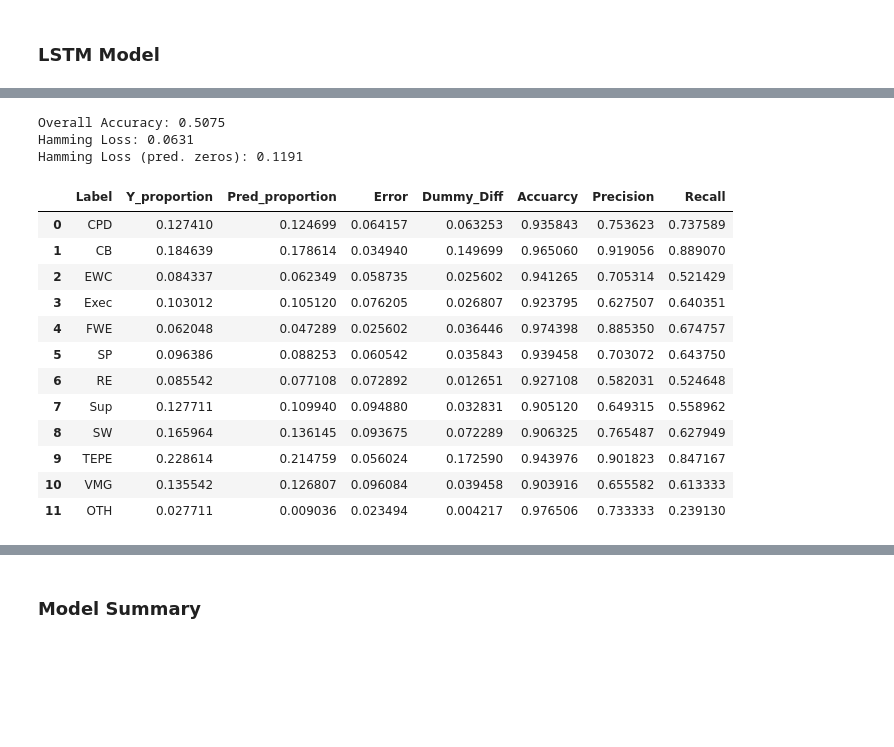
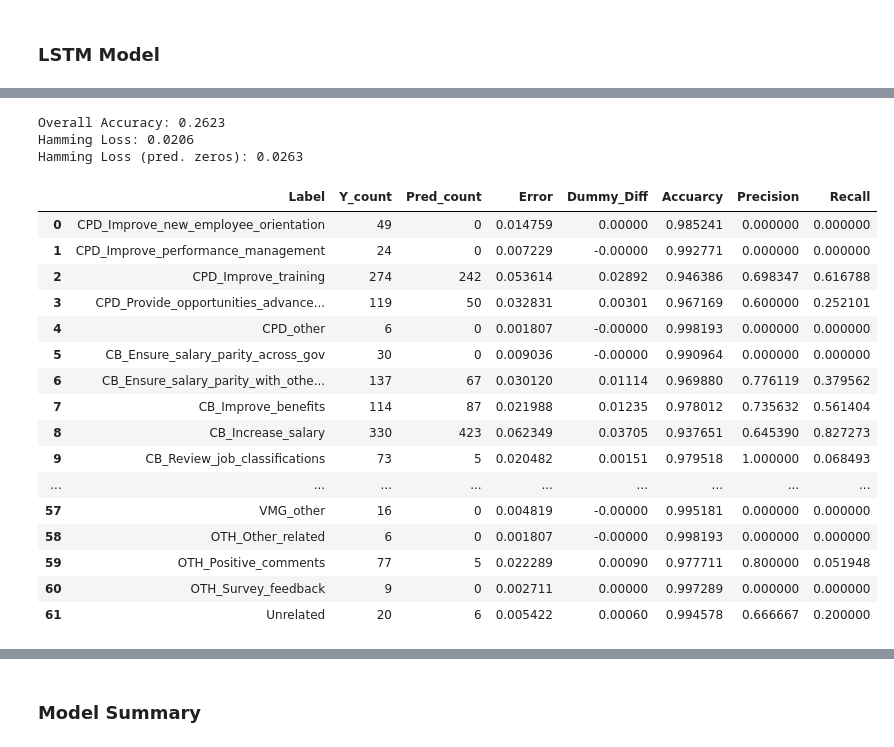
Before and after one commit to Jamienie/mds_capstone_bcstats, a Jupyter notebook: notebooks/03_aq_classification_experiments2.ipynb, the cells around one changed output, grey strips where cells are left out. Cells and saved outputs as stored; diff of their text form; code cells hidden in the pictures; blank space fills up the shorter version.

```diff
--- a/notebooks/03_aq_classification_experiments2.ipynb
+++ b/notebooks/03_aq_classification_experiments2.ipynb
@@ -415,36 +361,0 @@ Zeros predicted: (466, 12)
-# %%
-Y_pred_avg_wv = {}
-model_avg_wv = {}
-train_time = []
-predict_time = []
-accuarcies = []
-
-for embedding in embeddings.keys():
-    t_start = time.time()
-
-    clf = BinaryRelevance(
-        classifier = LogisticRegression(solver = 'lbfgs', max_iter=500, C = 7.5,
-                                        tol = 0.05)
-    )
-
-    clf.fit(X_train_avg_wv[embedding], Y_train)
-    t_end_train = time.time()
-
-    Y_pred_avg_wv[embedding] = clf.predict_proba(X_valid_avg_wv[embedding]) \
-                                  .toarray()
-    model_avg_wv[embedding] = clf
-
-    # Calculate elapsed time
-    t_end = time.time()
-    train_time.append(t_end_train - t_start)
-    predict_time.append(t_end - t_end_train)
-
-    accuarcies.append(metrics.accuracy_score(Y_valid,
-                                             np.round(Y_pred_avg_wv[embedding])))
-
-results_avg_wv = pd.DataFrame({'embedding': list(embeddings.keys()),
-                               'train_time': train_time,
-                               'predict_time': predict_time,
-                               'overall_accuracy': accuarcies})
-
-results_avg_wv
@@ -525,7 +437,7 @@ train_time = []
 predict_time = []
 accuarcies = []
 
-for embedding in embeddings.keys():
+for embedding in ['glove_crawl']:
     t_start = time.time()
     print("Training LSTM on the ", embedding)
 
@@ -552,7 +464,7 @@ for embedding in embeddings.keys():
 
     x = concatenate([avg_pool, max_pool])
 
-    preds = Dense(12, activation="sigmoid")(x)
+    preds = Dense(62, activation="sigmoid")(x)
 
     model = Model(inp, preds)
 
@@ -562,7 +474,7 @@ for embedding in embeddings.keys():
 
     # Train and Predict Model
     batch_size = 128
-    epochs = 16
+    epochs = 8
     model.fit(X_train_lstm[embedding],
               Y_train,
               batch_size=batch_size,
@@ -618,19 +525,23 @@ results_lstm
 # %%
-theme_results(Y_valid, np.round(Y_pred_lstm['fasttext_crawl']))
+subtheme_results(Y_valid, np.round(Y_pred_lstm['glove_crawl']))
 # %% [output]
-Overall Accuracy: 0.5075
-Hamming Loss: 0.0631
-Hamming Loss (pred. zeros): 0.1191
+Overall Accuracy: 0.2623
+Hamming Loss: 0.0206
+Hamming Loss (pred. zeros): 0.0263
-|  | Label | Y_proportion | Pred_proportion | Error | Dummy_Diff | Accuarcy | Precision | Recall |
-| 0 | CPD | 0.127410 | 0.124699 | 0.064157 | 0.063253 | 0.935843 | 0.753623 | 0.737589 |
-| 1 | CB | 0.184639 | 0.178614 | 0.034940 | 0.149699 | 0.965060 | 0.919056 | 0.889070 |
-| 2 | EWC | 0.084337 | 0.062349 | 0.058735 | 0.025602 | 0.941265 | 0.705314 | 0.521429 |
-| 3 | Exec | 0.103012 | 0.105120 | 0.076205 | 0.026807 | 0.923795 | 0.627507 | 0.640351 |
-| 4 | FWE | 0.062048 | 0.047289 | 0.025602 | 0.036446 | 0.974398 | 0.885350 | 0.674757 |
-| 5 | SP | 0.096386 | 0.088253 | 0.060542 | 0.035843 | 0.939458 | 0.703072 | 0.643750 |
-| 6 | RE | 0.085542 | 0.077108 | 0.072892 | 0.012651 | 0.927108 | 0.582031 | 0.524648 |
-| 7 | Sup | 0.127711 | 0.109940 | 0.094880 | 0.032831 | 0.905120 | 0.649315 | 0.558962 |
-| 8 | SW | 0.165964 | 0.136145 | 0.093675 | 0.072289 | 0.906325 | 0.765487 | 0.627949 |
-| 9 | TEPE | 0.228614 | 0.214759 | 0.056024 | 0.172590 | 0.943976 | 0.901823 | 0.847167 |
-| 10 | VMG | 0.135542 | 0.126807 | 0.096084 | 0.039458 | 0.903916 | 0.655582 | 0.613333 |
-| 11 | OTH | 0.027711 | 0.009036 | 0.023494 | 0.004217 | 0.976506 | 0.733333 | 0.239130 |
+|  | Label | Y_count | Pred_count | Error | Dummy_Diff | Accuarcy | Precision | Recall |
+| 0 | CPD_Improve_new_employee_orientation | 49 | 0 | 0.014759 | 0.00000 | 0.985241 | 0.000000 | 0.000000 |
+| 1 | CPD_Improve_performance_management | 24 | 0 | 0.007229 | -0.00000 | 0.992771 | 0.000000 | 0.000000 |
+| 2 | CPD_Improve_training | 274 | 242 | 0.053614 | 0.02892 | 0.946386 | 0.698347 | 0.616788 |
+| 3 | CPD_Provide_opportunities_advance... | 119 | 50 | 0.032831 | 0.00301 | 0.967169 | 0.600000 | 0.252101 |
+| 4 | CPD_other | 6 | 0 | 0.001807 | -0.00000 | 0.998193 | 0.000000 | 0.000000 |
+| 5 | CB_Ensure_salary_parity_across_gov | 30 | 0 | 0.009036 | -0.00000 | 0.990964 | 0.000000 | 0.000000 |
+| 6 | CB_Ensure_salary_parity_with_othe... | 137 | 67 | 0.030120 | 0.01114 | 0.969880 | 0.776119 | 0.379562 |
+| 7 | CB_Improve_benefits | 114 | 87 | 0.021988 | 0.01235 | 0.978012 | 0.735632 | 0.561404 |
+| 8 | CB_Increase_salary | 330 | 423 | 0.062349 | 0.03705 | 0.937651 | 0.645390 | 0.827273 |
+| 9 | CB_Review_job_classifications | 73 | 5 | 0.020482 | 0.00151 | 0.979518 | 1.000000 | 0.068493 |
+| ... | ... | ... | ... | ... | ... | ... | ... | ... |
+| 57 | VMG_other | 16 | 0 | 0.004819 | -0.00000 | 0.995181 | 0.000000 | 0.000000 |
+| 58 | OTH_Other_related | 6 | 0 | 0.001807 | -0.00000 | 0.998193 | 0.000000 | 0.000000 |
+| 59 | OTH_Positive_comments | 77 | 5 | 0.022289 | 0.00090 | 0.977711 | 0.800000 | 0.051948 |
+| 60 | OTH_Survey_feedback | 9 | 0 | 0.002711 | 0.00000 | 0.997289 | 0.000000 | 0.000000 |
+| 61 | Unrelated | 20 | 6 | 0.005422 | 0.00060 | 0.994578 | 0.666667 | 0.200000 |
```
Also changed, not shown: parts of 31 cells of this notebook, 6 other files.
